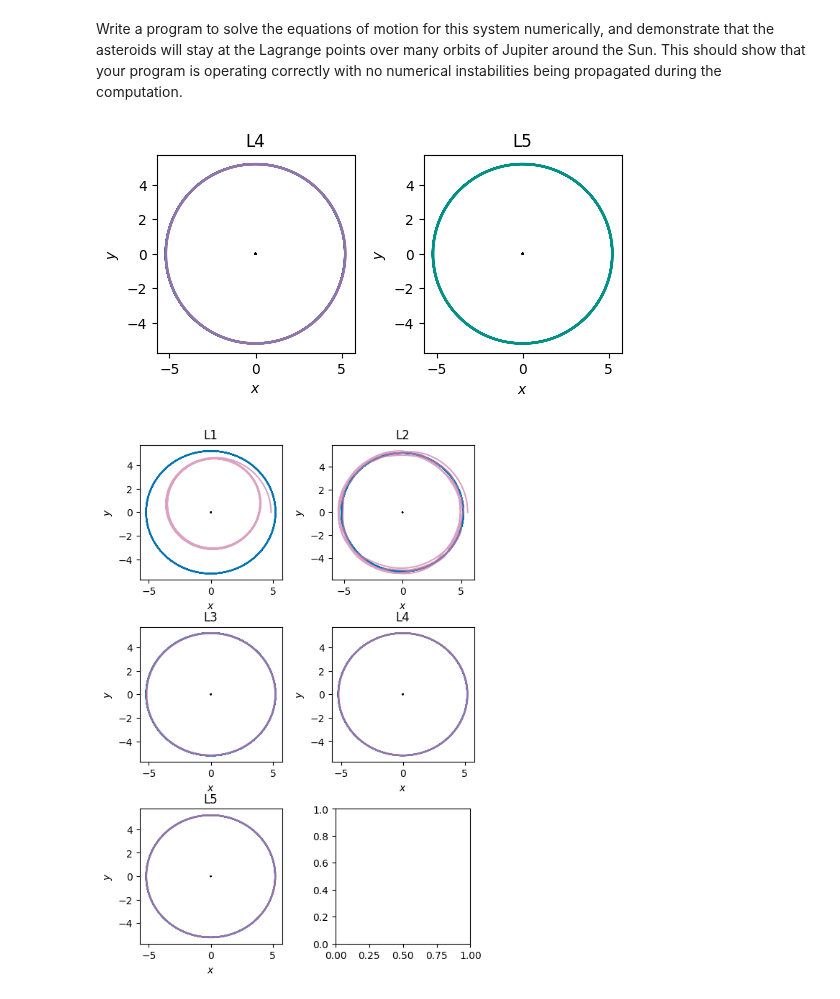
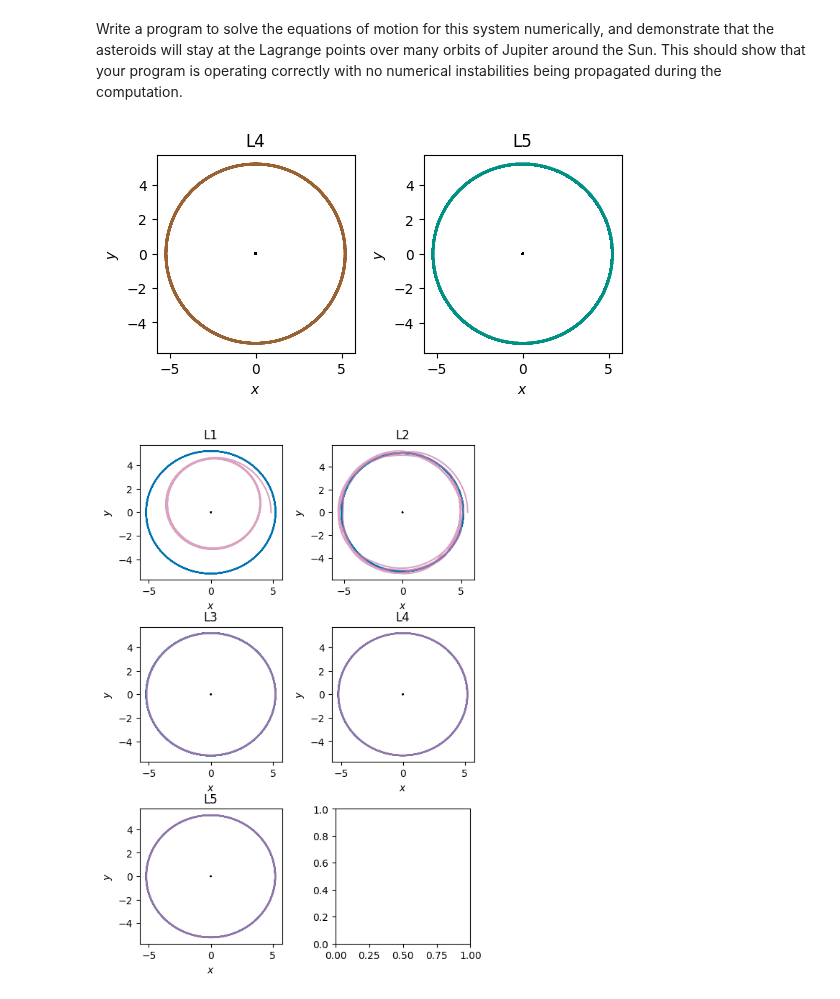
Before and after one commit to vibilanj/cmps, a Jupyter notebook: homework/Project1.ipynb, the cells around one changed output. Drawn from its saved outputs; the diff is of its cells as text; code cells hidden in the pictures.

```diff
--- a/homework/Project1.ipynb
+++ b/homework/Project1.ipynb
@@ -31,28 +31,30 @@ Write a program to solve the equations of motion for this system numerically, an
 days_J = 4331   # Days per Jupiter year
 M_S = 1         # Mass of the Sun
 M_J = 0.001     # Mass of Jupiter
-radius_J_p2 = 5.2  # Radius of Jupiter's orbit
+radius_J = 5.2  # Radius of Jupiter's orbit
 
 t_min = 0
-t_max = 5 * days_J
-epsilon = 1
+t_max = 100 * days_J
+epsilon = 10
 
-velocity_J = 2 * np.pi * radius_J_p2 / days_J # Average velocity of Jupiter per day
-radius_S = radius_J_p2 * M_J / (M_S + M_J) # Radius of the Sun's orbit
+velocity_J = 2 * np.pi * radius_J / days_J # Average velocity of Jupiter per day
+radius_S = radius_J * M_J / (M_S + M_J) # Radius of the Sun's orbit
 velocity_S = 2 * np.pi * radius_S / days_J # Average velocity of the Sun per day
 
-# position_x_L4 = radius_J * np.cos(np.pi / 3)
-# position_y_L4 = radius_J * np.sin(np.pi / 3)
-# print(position_x_L4, position_y_L4)
+position_x_L4 = radius_J * np.cos(np.pi / 3)
+position_y_L4 = radius_J * np.sin(np.pi / 3)
+position_x_L5 = radius_J * np.cos(np.pi / 3)
+position_y_L5 = -radius_J * np.sin(np.pi / 3)
 
-# position_x_L5 = radius_J * np.cos(np.pi / 3)
-# position_y_L5 = -radius_J * np.sin(np.pi / 3)
-# print(position_x_L5, position_y_L5)
+velocity_x_L4 = velocity_J * -0.866
+velocity_y_L4 = velocity_J * 0.5
+velocity_x_L5 = velocity_J * 0.866
+velocity_y_L5 = velocity_J * 0.5
 
 init = np.array([-radius_S, 0, 0, -velocity_S, # Sun
-                radius_J_p2, 0, 0, velocity_J, # Jupiter
-                2.6, 4.5, (velocity_J * -0.866), (velocity_J * 0.5), # Asteroid L4
-                2.6, -4.5, (velocity_J * 0.866), (velocity_J * 0.5)]) # Asteroid L4
+                radius_J, 0, 0, velocity_J, # Jupiter
+                position_x_L4, position_y_L4, velocity_x_L4, velocity_y_L4, # Asteroid L4
+                position_x_L5, position_y_L5, velocity_x_L5, velocity_y_L5]) # Asteroid L4
 
 # Functions
 d = -2.96 * 10 ** (-4) # G * M / AU^3 * 86400^2
@@ -106,35 +108,35 @@ solution = integrate.solve_ivp(derivative, [t_min, t_max], init, max_step = epsi
 
 x_S = solution.y[0]
 y_S = solution.y[1]
 
 x_J = solution.y[4]
 y_J = solution.y[5]
 
 x_A4 = solution.y[8]
 y_A4 = solution.y[9]
 
 x_A5 = solution.y[12]
 y_A5 = solution.y[13]
 
 # Plotting
 fig, (ax_L4, ax_L5) = plt.subplots(1, 2)
 fig.set_size_inches(6, 3)
 
 ax_L4.plot(x_S, y_S, color = CF_black)
 ax_L4.plot(x_J, y_J, color = CF_blue)
-ax_L4.plot(x_A4, y_A4, color = CF_red, alpha = 0.7)
+ax_L4.plot(x_A4, y_A4, color = CF_vermillion, alpha = 0.7)
 ax_L4.set(title = "L4", xlabel = "$x$", ylabel = "$y$")
 ax_L4.set_aspect("equal")
 
 ax_L5.plot(x_S, y_S, color = CF_black)
 ax_L5.plot(x_J, y_J, color = CF_blue)
 ax_L5.plot(x_A5, y_A5, color = CF_green, alpha = 0.7)
 ax_L5.set(title = "L5", xlabel = "$x$", ylabel = "$y$")
 ax_L5.set_aspect("equal")
 
 plt.subplots_adjust(wspace = 0.35)
 # %% [output]
-[figure, old version]
+[figure, new version]
 # %%
 # Parameters
 days_J = 4331   # Days per Jupiter year
```
Also changed, not shown: parts of 7 cells of this notebook.
